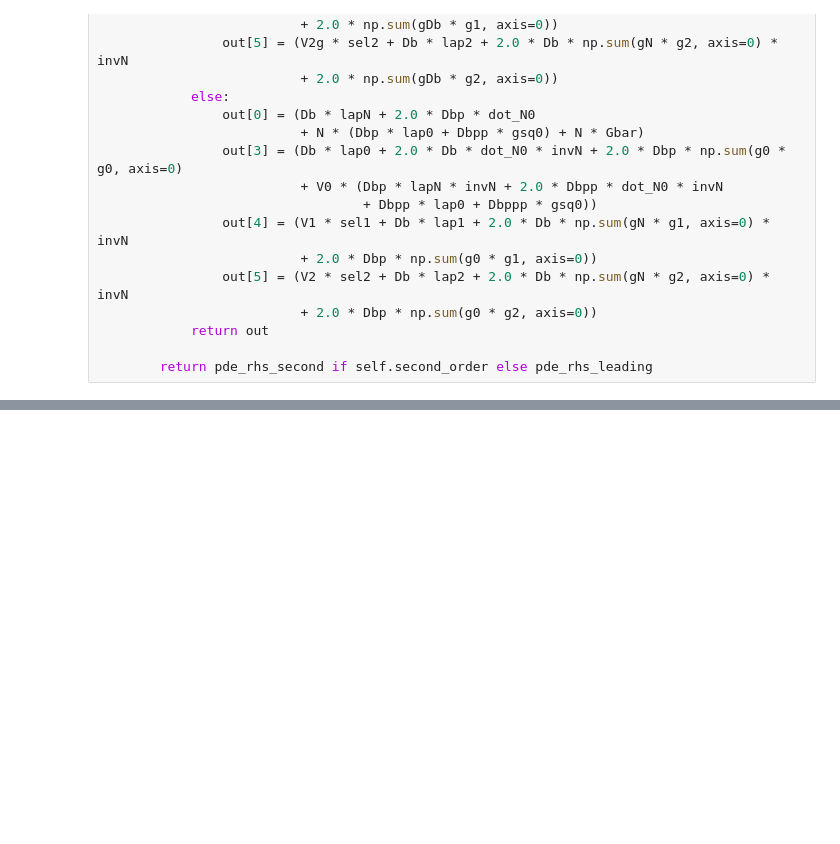
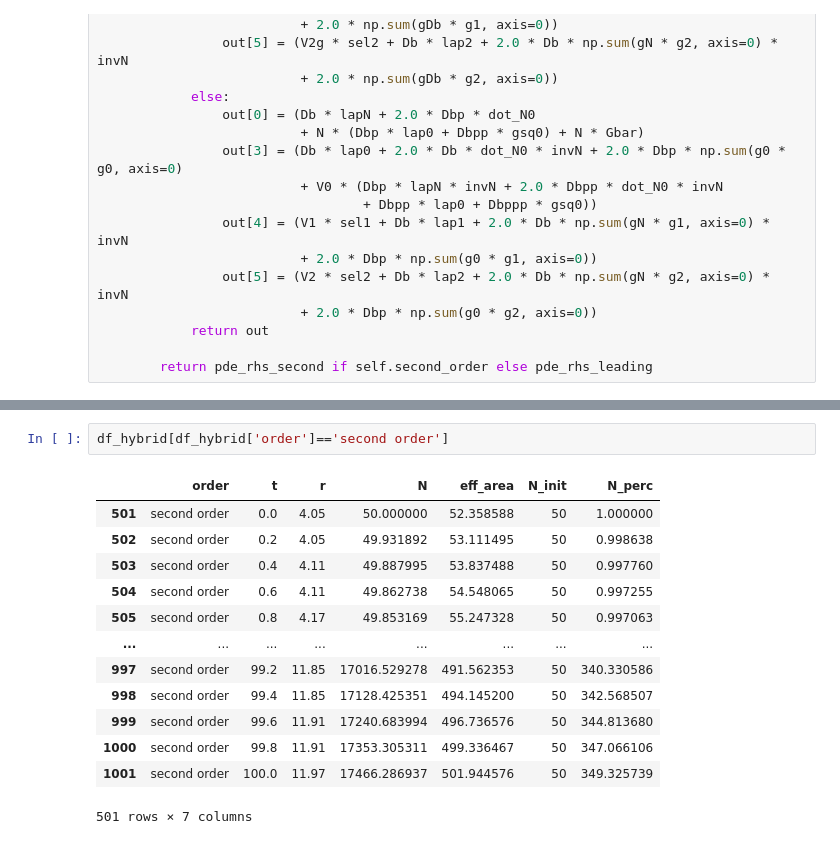
Before and after one commit to cancer-ecology-center/tumor-ecology-models, a Jupyter notebook: scripts/figures.ipynb, the cells around one changed output, grey strips where cells are left out. Cells and saved outputs as stored; diff of their text form; blank space fills up the shorter version.

```diff
--- a/scripts/figures.ipynb
+++ b/scripts/figures.ipynb
@@ -1023,0 +1037,16 @@ plt.show()
+# %%
+df_hybrid[df_hybrid['order']=='second order']
+# %% [output]
+|  | order | t | r | N | eff_area | N_init | N_perc |
+| 501 | second order | 0.0 | 4.05 | 50.000000 | 52.358588 | 50 | 1.000000 |
+| 502 | second order | 0.2 | 4.05 | 49.931892 | 53.111495 | 50 | 0.998638 |
+| 503 | second order | 0.4 | 4.11 | 49.887995 | 53.837488 | 50 | 0.997760 |
+| 504 | second order | 0.6 | 4.11 | 49.862738 | 54.548065 | 50 | 0.997255 |
+| 505 | second order | 0.8 | 4.17 | 49.853169 | 55.247328 | 50 | 0.997063 |
+| ... | ... | ... | ... | ... | ... | ... | ... |
+| 997 | second order | 99.2 | 11.85 | 17016.529278 | 491.562353 | 50 | 340.330586 |
+| 998 | second order | 99.4 | 11.85 | 17128.425351 | 494.145200 | 50 | 342.568507 |
+| 999 | second order | 99.6 | 11.91 | 17240.683994 | 496.736576 | 50 | 344.813680 |
+| 1000 | second order | 99.8 | 11.91 | 17353.305311 | 499.336467 | 50 | 347.066106 |
+| 1001 | second order | 100.0 | 11.97 | 17466.286937 | 501.944576 | 50 | 349.325739 |
+501 rows × 7 columns
```
Also changed, not shown: parts of 5 cells of this notebook.
